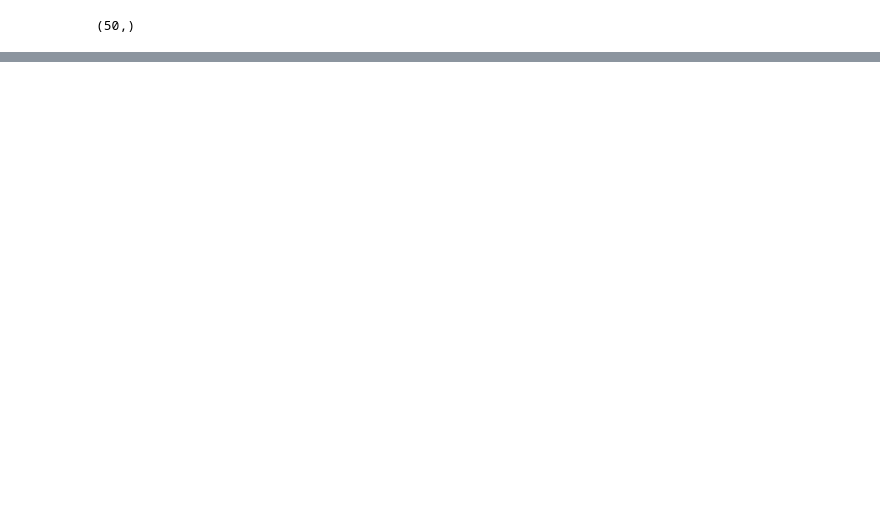
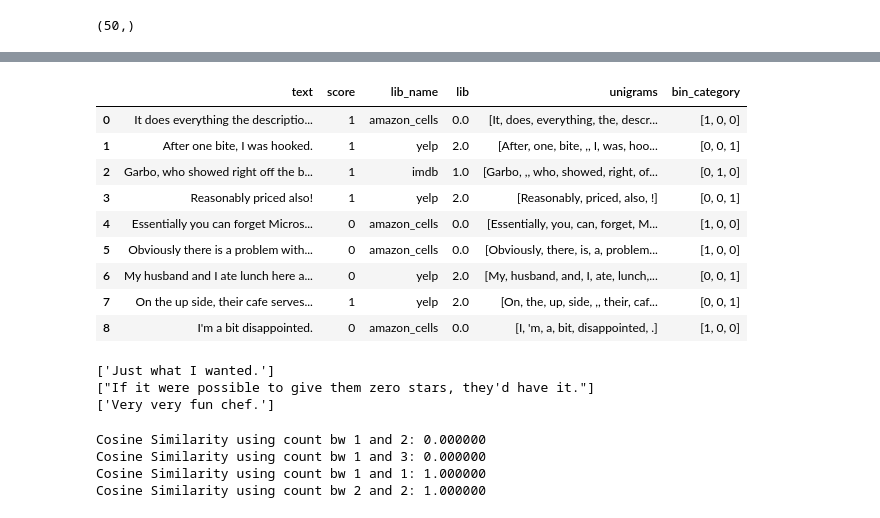
Before and after one commit to YiHungChen/DM2021-Lab1-Homework, a Jupyter notebook: DM2021-Lab1-Homework.ipynb, the cells around one changed output, grey strips where cells are left out. Cells and saved outputs as stored; diff of their text form; code cells hidden in the pictures; blank space fills up the shorter version.

```diff
--- a/DM2021-Lab1-Homework.ipynb
+++ b/DM2021-Lab1-Homework.ipynb
@@ -577,0 +603,2 @@ ax = sns.heatmap(df_todraw, cmap="PuRd", vmin=0, vmax=3, annot=True)
+# %%
+mlb = preprocessing.LabelBinarizer()
@@ -577,0 +613,15 @@ ax = sns.heatmap(df_todraw, cmap="PuRd", vmin=0, vmax=3, annot=True)
+# %%
+DS['bin_category'] = mlb.transform(DS['lib']).tolist()
+# %%
+DS[0:9]
+# %% [output]
+|  | text | score | lib_name | lib | unigrams | bin_category |
+| 0 | It does everything the descriptio... | 1 | amazon_cells | 0.0 | [It, does, everything, the, descr... | [1, 0, 0] |
+| 1 | After one bite, I was hooked. | 1 | yelp | 2.0 | [After, one, bite, ,, I, was, hoo... | [0, 0, 1] |
+| 2 | Garbo, who showed right off the b... | 1 | imdb | 1.0 | [Garbo, ,, who, showed, right, of... | [0, 1, 0] |
+| 3 | Reasonably priced also! | 1 | yelp | 2.0 | [Reasonably, priced, also, !] | [0, 0, 1] |
+| 4 | Essentially you can forget Micros... | 0 | amazon_cells | 0.0 | [Essentially, you, can, forget, M... | [1, 0, 0] |
+| 5 | Obviously there is a problem with... | 0 | amazon_cells | 0.0 | [Obviously, there, is, a, problem... | [1, 0, 0] |
+| 6 | My husband and I ate lunch here a... | 0 | yelp | 2.0 | [My, husband, and, I, ate, lunch,... | [0, 0, 1] |
+| 7 | On the up side, their cafe serves... | 1 | yelp | 2.0 | [On, the, up, side, ,, their, caf... | [0, 0, 1] |
+| 8 | I'm a bit disappointed. | 0 | amazon_cells | 0.0 | [I, 'm, a, bit, disappointed, .] | [1, 0, 0] |
@@ -577,0 +643,8 @@ ax = sns.heatmap(df_todraw, cmap="PuRd", vmin=0, vmax=3, annot=True)
+# %%
+print(doc_to_transform_1)
+print(doc_to_transform_2)
+print(doc_to_transform_3)
+# %% [output]
+['Just what I wanted.']
+["If it were possible to give them zero stars, they'd have it."]
+['Very very fun chef.']
@@ -577,0 +657,19 @@ ax = sns.heatmap(df_todraw, cmap="PuRd", vmin=0, vmax=3, annot=True)
+# %%
+from sklearn.metrics.pairwise import cosine_similarity
+
+# Calculate Cosine Similarity
+cos_sim_count_1_2 = cosine_similarity(doc_vect_count_1, doc_vect_count_2, dense_output=True)
+cos_sim_count_1_3 = cosine_similarity(doc_vect_count_1, doc_vect_count_3, dense_output=True)
+cos_sim_count_1_1 = cosine_similarity(doc_vect_count_1, doc_vect_count_1, dense_output=True)
+cos_sim_count_2_2 = cosine_similarity(doc_vect_count_2, doc_vect_count_2, dense_output=True)
+
+# Print
+print("Cosine Similarity using count bw 1 and 2: %(x)f" %{"x":cos_sim_count_1_2})
+print("Cosine Similarity using count bw 1 and 3: %(x)f" %{"x":cos_sim_count_1_3})
+print("Cosine Similarity using count bw 1 and 1: %(x)f" %{"x":cos_sim_count_1_1})
+print("Cosine Similarity using count bw 2 and 2: %(x)f" %{"x":cos_sim_count_2_2})
+# %% [output]
+Cosine Similarity using count bw 1 and 2: 0.000000
+Cosine Similarity using count bw 1 and 3: 0.000000
+Cosine Similarity using count bw 1 and 1: 1.000000
+Cosine Similarity using count bw 2 and 2: 1.000000
```
Also changed, not shown: parts of 42 cells of this notebook.
